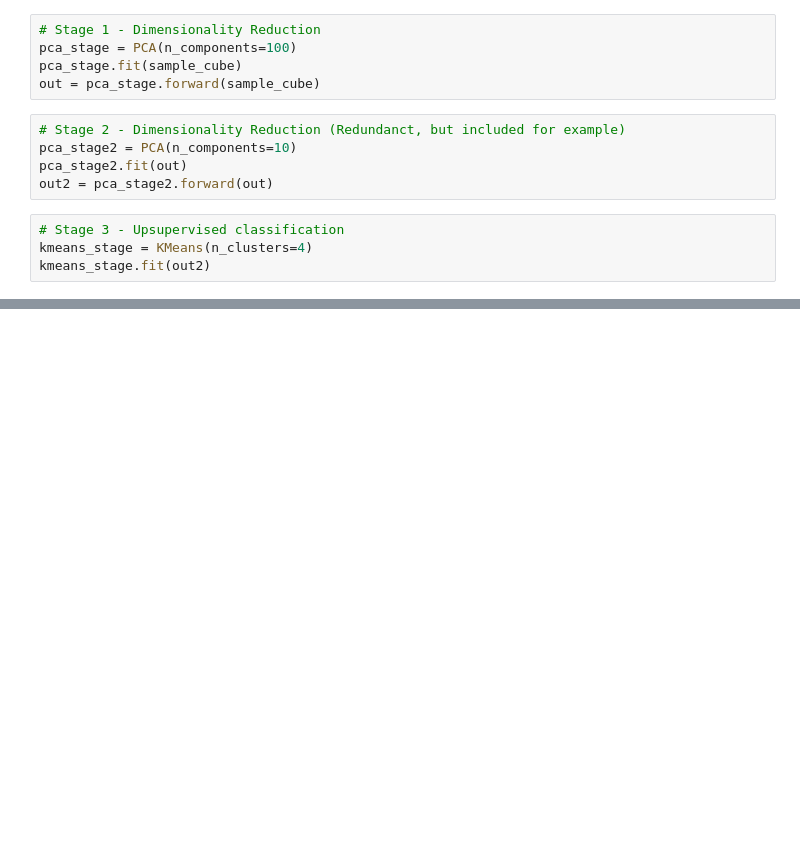
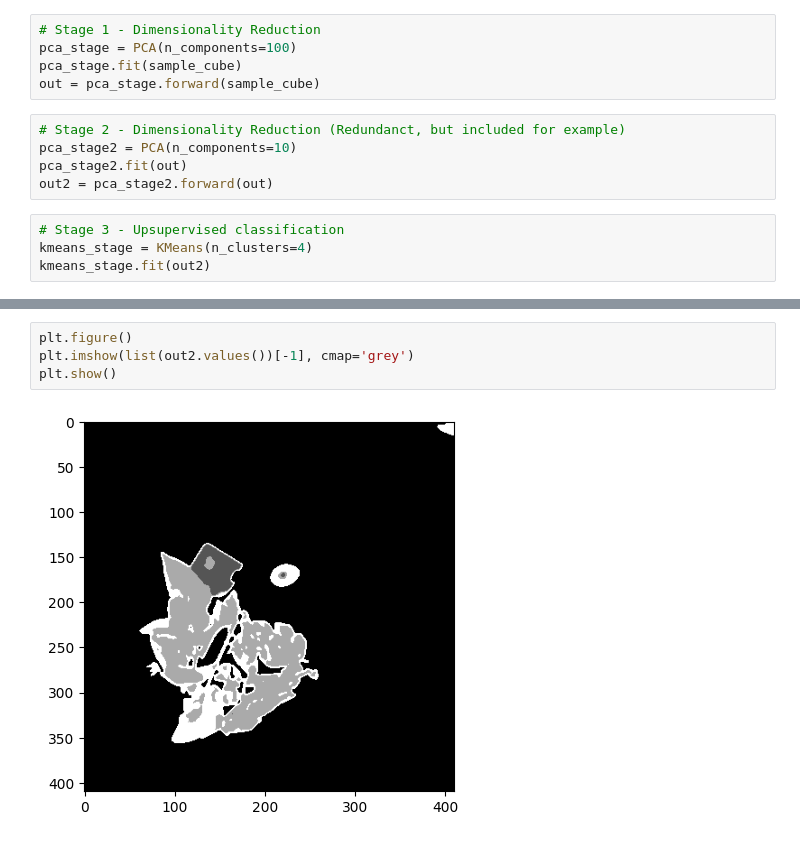
Before and after one commit to cubert-hyperspectral/cuvis.ai, a Jupyter notebook: Minimal_Example.ipynb, the cells around one changed output, grey strips where cells are left out. Cells and saved outputs as stored; diff of their text form; blank space fills up the shorter version.

```diff
--- a/Minimal_Example.ipynb
+++ b/Minimal_Example.ipynb
@@ -81,0 +78,6 @@ plt.imshow(pipes_load.forward(sample_cube), cmap='grey')
+# %%
+plt.figure()
+plt.imshow(list(out2.values())[-1], cmap='grey')
+plt.show()
+# %% [output]
+[figure, added]
```
Also changed, not shown: parts of 21 cells of this notebook, 12 other files.
